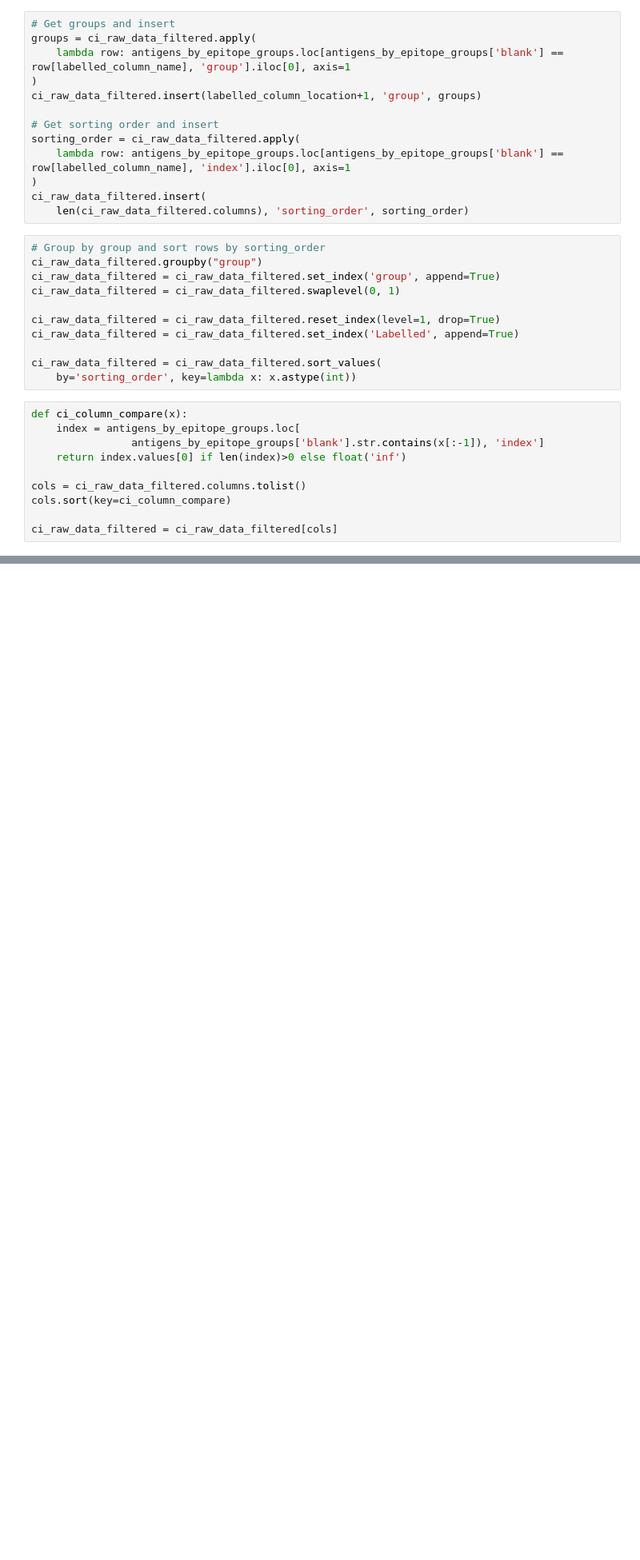
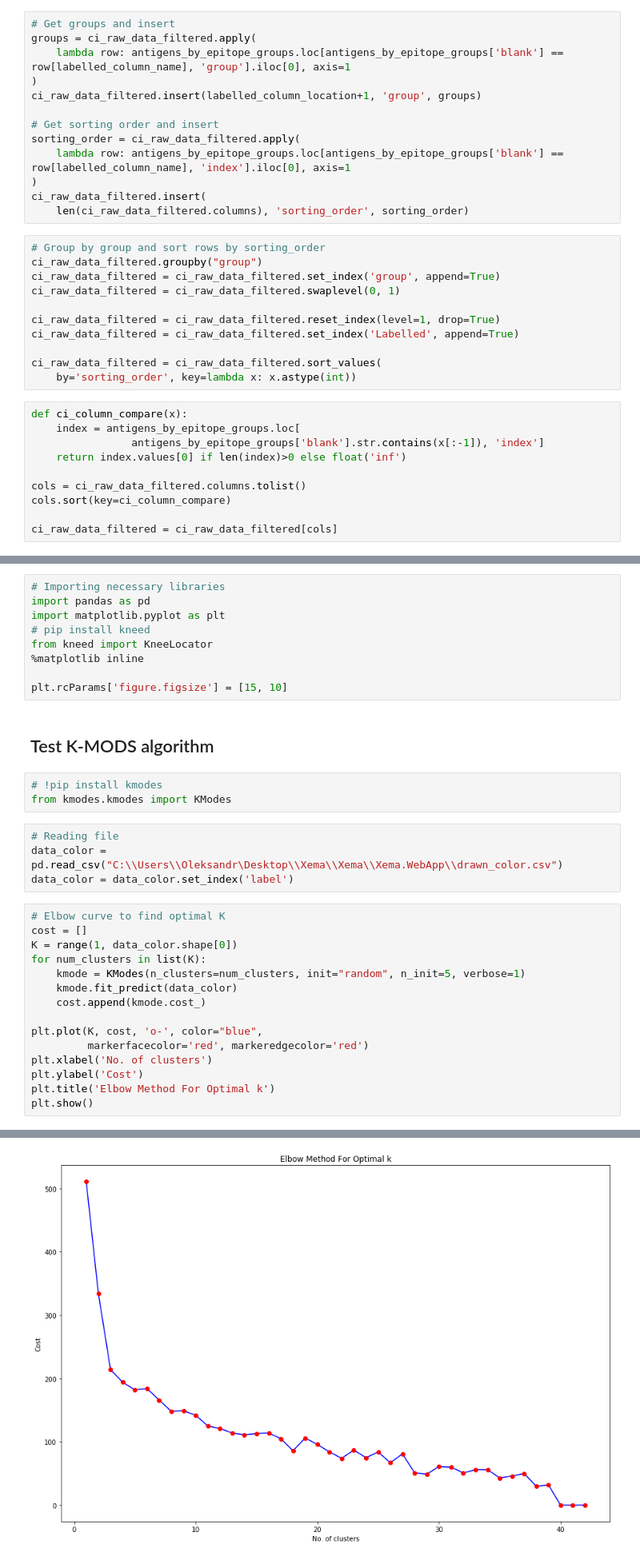
Before and after one commit to zelo2000/Xema, a Jupyter notebook: Python/Mater_read_data.ipynb, the cells around one changed output, grey strips where cells are left out. Shown at 80% size. Saved outputs shown, nothing was run; the diff lists cells and outputs as text; blank space fills up the shorter version.

```diff
--- a/Python/Mater_read_data.ipynb
+++ b/Python/Mater_read_data.ipynb
@@ -122,0 +66,34 @@ ci_raw_data_filtered
+# %%
+# Importing necessary libraries
+import pandas as pd
+import matplotlib.pyplot as plt
+# pip install kneed
+from kneed import KneeLocator
+%matplotlib inline
+
+plt.rcParams['figure.figsize'] = [15, 10]
+# %% [markdown]
+## Test K-MODS algorithm
+# %%
+# !pip install kmodes
+from kmodes.kmodes import KModes
+# %%
+# Reading file
+data_color = pd.read_csv("C:\\Users\\Oleksandr\Desktop\\Xema\\Xema\\Xema.WebApp\\drawn_color.csv")
+data_color = data_color.set_index('label')
+# %%
+# Elbow curve to find optimal K
+cost = []
+K = range(1, data_color.shape[0])
+for num_clusters in list(K):
+    kmode = KModes(n_clusters=num_clusters, init="random", n_init=5, verbose=1)
+    kmode.fit_predict(data_color)
+    cost.append(kmode.cost_)
+
+plt.plot(K, cost, 'o-', color="blue",
+         markerfacecolor='red', markeredgecolor='red')
+plt.xlabel('No. of clusters')
+plt.ylabel('Cost')
+plt.title('Elbow Method For Optimal k')
+plt.show()
+# %% [output]
@@ -122,0 +117 @@ ci_raw_data_filtered
+[figure, added]
```
Also changed, not shown: parts of 14 cells of this notebook, 15 other files.
